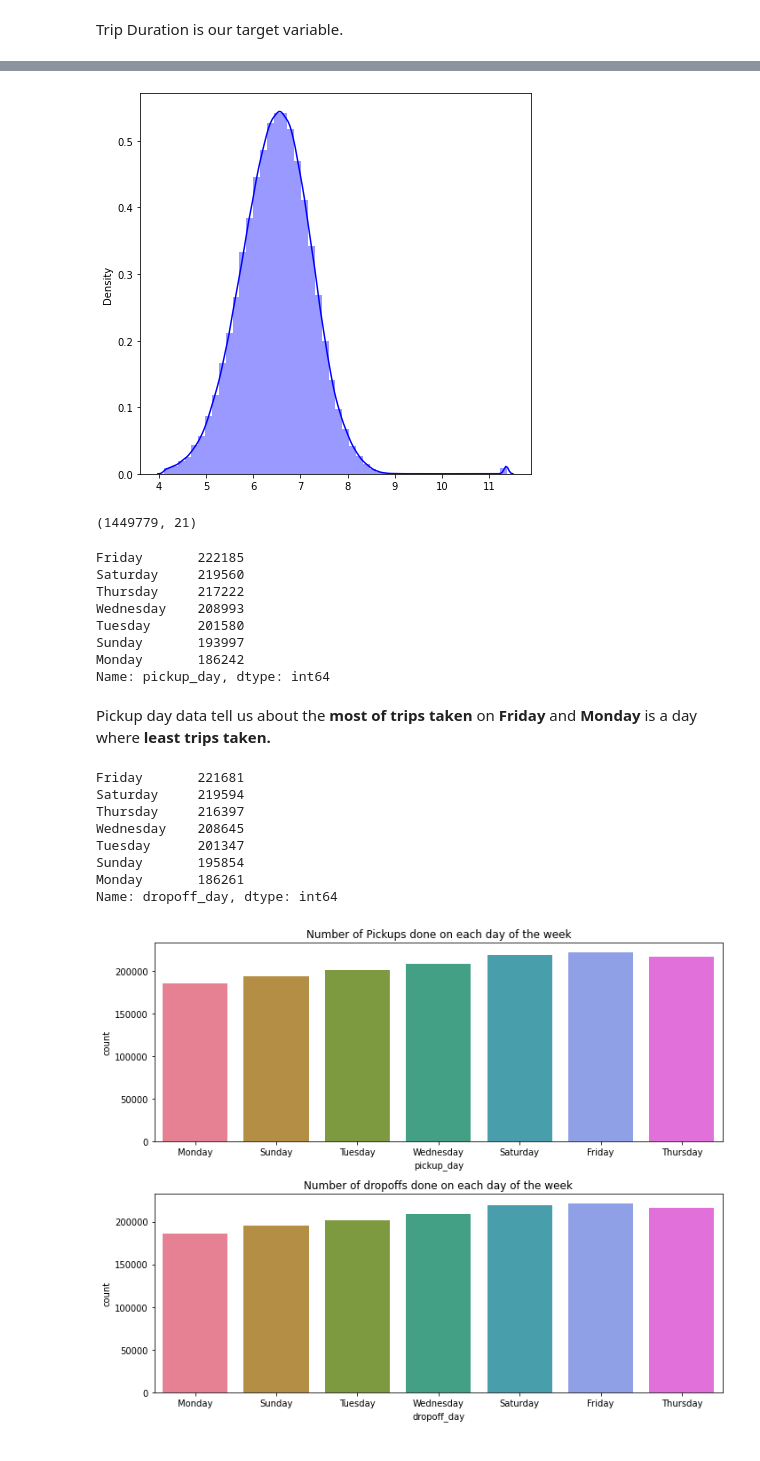
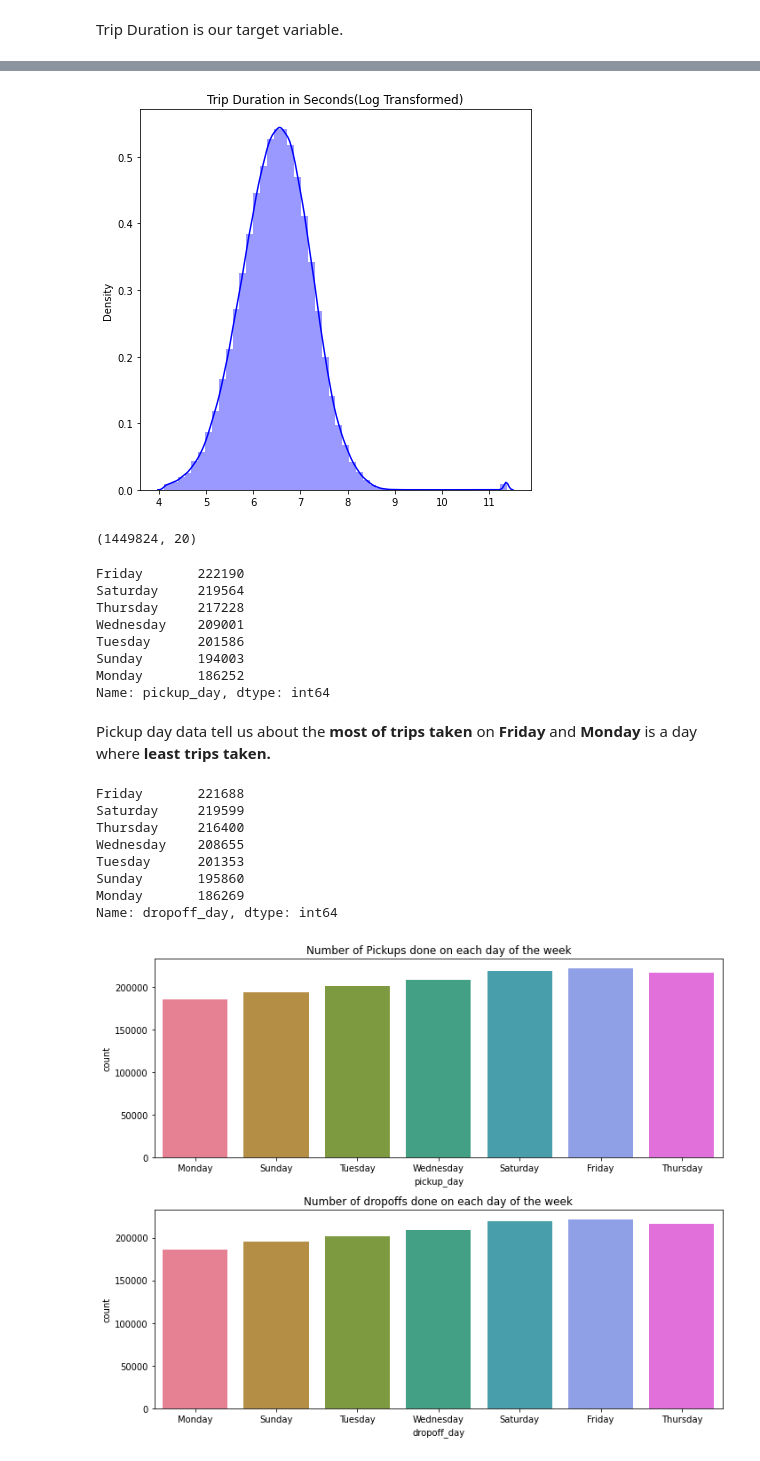
Before and after one commit to San13deep/NYC_Taxi_Trip_Prediction, a Jupyter notebook: NYC_Taxi_Trip_Time_Prediction_Capstone_Project.ipynb, the cells around one changed output, grey strips where cells are left out. Saved outputs shown, nothing was run; the diff lists cells and outputs as text; code cells hidden in the pictures.

```diff
--- a/NYC_Taxi_Trip_Time_Prediction_Capstone_Project.ipynb
+++ b/NYC_Taxi_Trip_Time_Prediction_Capstone_Project.ipynb
@@ -188,5 +200,8 @@ nyc_df['distance'] =nyc_df.apply(lambda x: calculate_distance(x['pickup_latitude
 # %%
 # Added speed colum to undestand the speed of trips.
 nyc_df['speed'] = (nyc_df['distance']/(nyc_df['trip_duration']/3600))
+# %%
+# Converting seconds in hr
+nyc_df['trip_duration_hour']=nyc_df['trip_duration']/3600
 # %%
 # Lets see newly added columns in dataframe
@@ -304,6 +337,3 @@ In this 0 distance df we found there is a trip duration given so instead droppin
-# %%
-# Replacing 0 distance with median
-nyc_df['distance'] = nyc_df['distance'].apply(lambda x: nyc_df['distance'].median() if x == 0 else x)
 # %%
 distance_abv_100 = len(nyc_df[nyc_df['distance'] >= 100])
 print(f'The total number of trips with mmore than 100 Km distance are \n {distance_abv_100}')
@@ -372,7 +398,7 @@ plt.show()
 # %%
-# Dropping rows with speed more than 100km/hr
-outlier_speed_df = nyc_df[nyc_df['speed'] > 100]
-nyc_df = nyc_df.drop(outlier_speed_df.index, axis=0)
+#  Dropping rows with speed more than 100km/hr as its very rare to have speed 100km/hr in City taxi
+# outlier_speed_df = nyc_df[nyc_df['speed'] > 100]
+# nyc_df = nyc_df.drop(outlier_speed_df.index, axis=0)
 # %%
 # Distribution of speed
 plt.figure(figsize=(7,7))
@@ -406,26 +443,27 @@ nyc_df = nyc_df[nyc_df['trip_duration']>60]
 # %%
 # Log transformed plot of a trip duration
 plt.figure(figsize=(7,7))
 sns.distplot(x=np.log(nyc_df['trip_duration']), color="blue")
+plt.title('Trip Duration in Seconds(Log Transformed)')
 plt.show()
 # %% [output]
-[figure, old version]
+[figure, new version]
 # %%
 # Number of rows and column after processing data
 nyc_df.shape
 # %% [output]
-(1449779, 21)
+(1449824, 20)
 # %%
 # Daywise pickup count
 nyc_df['pickup_day'].value_counts()
 # %% [output]
-Friday       222185
-Saturday     219560
-Thursday     217222
-Wednesday    208993
-Tuesday      201580
-Sunday       193997
-Monday       186242
+Friday       222190
+Saturday     219564
+Thursday     217228
+Wednesday    209001
+Tuesday      201586
+Sunday       194003
+Monday       186252
 Name: pickup_day, dtype: int64
 # %% [markdown]
 Pickup day data tell us about the **most of trips taken** on **Friday** and **Monday** is a day where **least trips taken.**
@@ -433,13 +471,13 @@ Pickup day data tell us about the **most of trips taken** on **Friday** and **Mo
 # Daywise drop off data
 nyc_df['dropoff_day'].value_counts()
 # %% [output]
-Friday       221681
-Saturday     219594
-Thursday     216397
-Wednesday    208645
-Tuesday      201347
-Sunday       195854
-Monday       186261
+Friday       221688
+Saturday     219599
+Thursday     216400
+Wednesday    208655
+Tuesday      201353
+Sunday       195860
+Monday       186269
 Name: dropoff_day, dtype: int64
 # %%
 figure,ax=plt.subplots(nrows=2,ncols=1,figsize=(10,8))
```
Also changed, not shown: parts of 94 cells of this notebook.
